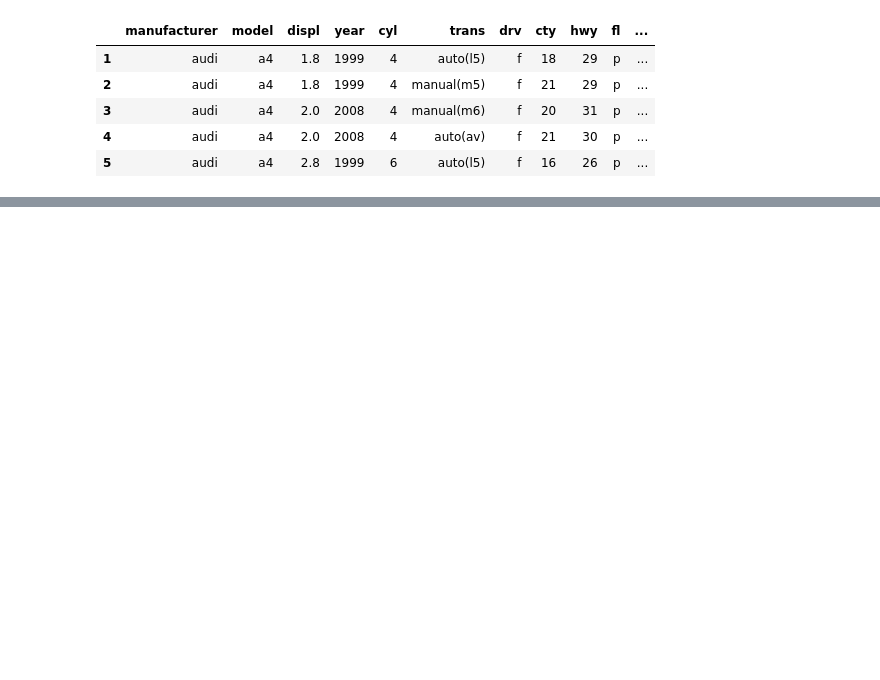
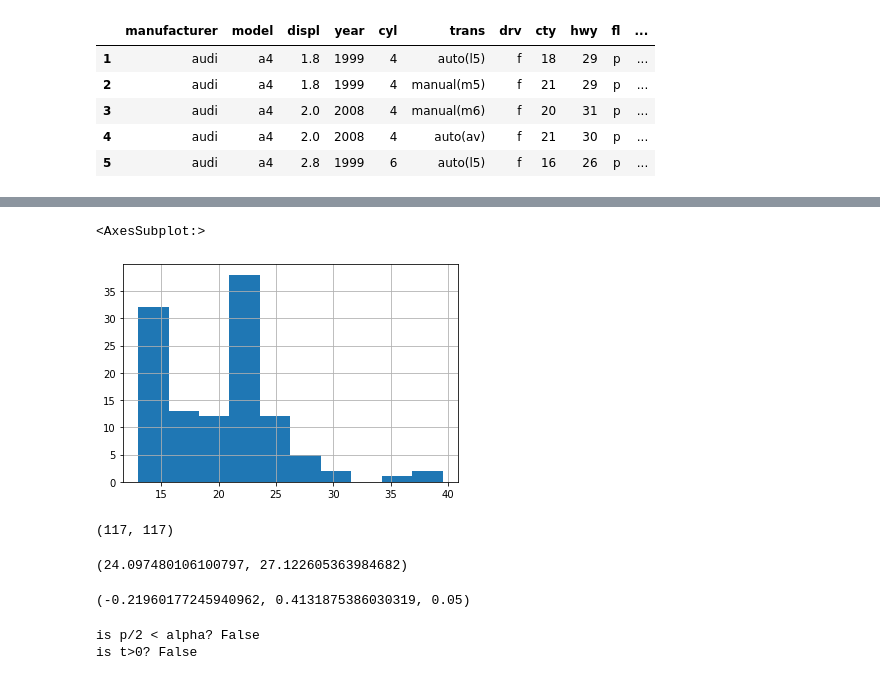
Before and after one commit to jnolf/statistics-exercises, a Jupyter notebook: hypothesis_testing.ipynb, the cells around one changed output, grey strips where cells are left out. Drawn from its saved outputs; the diff is of its cells as text; code cells hidden in the pictures; blank space fills up the shorter version.

```diff
--- a/hypothesis_testing.ipynb
+++ b/hypothesis_testing.ipynb
@@ -146,0 +180,6 @@ mpg.head()
+# %%
+#Hist
+cars_1999.hist()
+# %% [output]
+<AxesSubplot:>
+[figure, added]
@@ -146,0 +191,24 @@ mpg.head()
+# %%
+# How big is the sample size? >30?
+cars_2008.count(), cars_1999.count()
+# %% [output]
+(117, 117)
+# %%
+# Variance? Yep.
+cars_2008.var(), cars_1999.var()
+# %% [output]
+(24.097480106100797, 27.122605363984682)
+# %%
+alpha = .05
+
+t, p = stats.ttest_ind(cars_2008, cars_1999, equal_var=False)
+
+t, p/2, alpha
+# %% [output]
+(-0.21960177245940962, 0.4131875386030319, 0.05)
+# %%
+print('is p/2 < alpha?', p/2 < alpha)
+print('is t>0?', t>0)
+# %% [output]
+is p/2 < alpha? False
+is t>0? False
```
Also changed, not shown: parts of 9 cells of this notebook.
